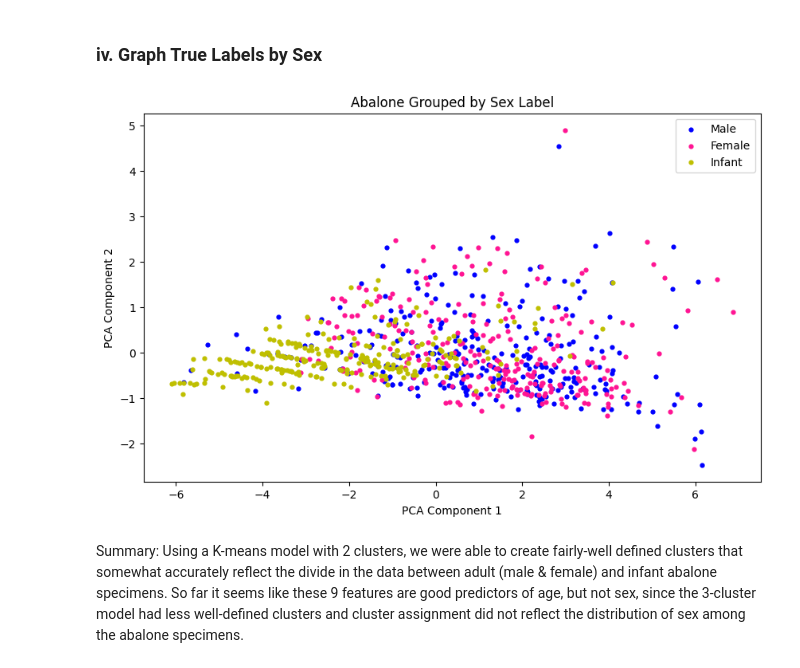
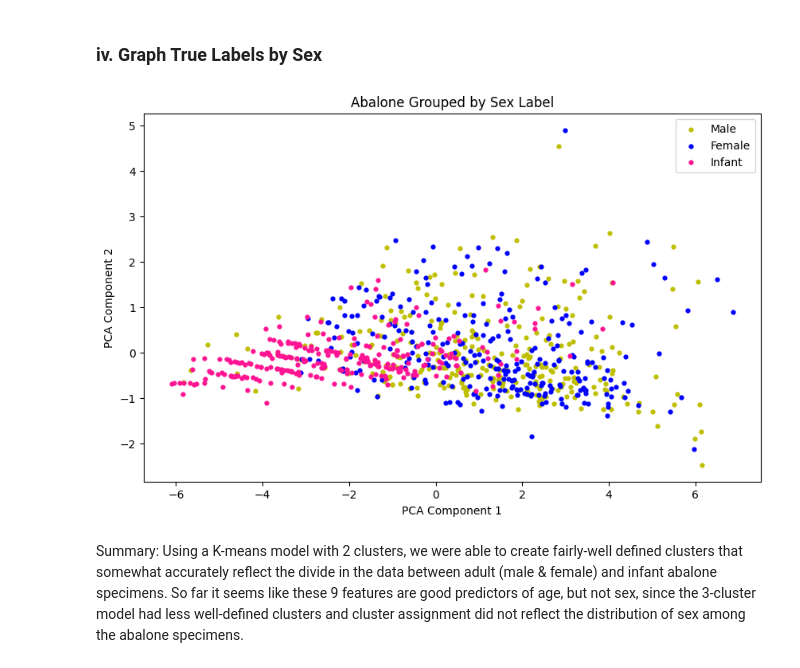
Before and after one commit to TessaChessnoe/abalone-modeling, a Jupyter notebook: Abalone_Modeling.ipynb, the cells around one changed output. Cells and saved outputs as stored; diff of their text form; code cells hidden in the pictures.

Commit message:
Improved color alignment between k=3 and actual sex labels scatter plot.

```diff
--- a/Abalone_Modeling.ipynb
+++ b/Abalone_Modeling.ipynb
@@ -398,19 +397,19 @@ plt.show()
 # %%
 # Set graph properties
 plt.figure(figsize=(10, 6))
 plt.title("Abalone Grouped by Sex Label")
 plt.xlabel('PCA Component 1')
 plt.ylabel('PCA Component 2')
 
 # Plot abalone data points with colors assigned by sex
-plt.scatter(X_male, y_male, color='b', s=p_size, label='Male')
-plt.scatter(X_female, y_female, color='deeppink', s=p_size, label='Female')
-plt.scatter(X_infant, y_infant, color='y', s=p_size, label='Infant')
+plt.scatter(X_male, y_male, color='y', s=p_size, label='Male')
+plt.scatter(X_female, y_female, color='b', s=p_size, label='Female')
+plt.scatter(X_infant, y_infant, color='deeppink', s=p_size, label='Infant')
 plt.legend()
 plt.savefig("graphs/sex-scatter-plot.png")
 plt.show()
 # %% [output]
-[figure, old version]
+[figure, new version]
 # %% [markdown]
 Summary:
 Using a K-means model with 2 clusters, we were able to create fairly-well defined clusters that somewhat accurately reflect the divide in the data between adult (male & female) and infant abalone specimens. So far it seems like these 9 features are good predictors of age, but not sex, since the 3-cluster model had less well-defined clusters and cluster assignment did not reflect the distribution of sex among the abalone specimens.
```
Also changed, not shown: parts of 1 cell of this notebook, 1 other file.
